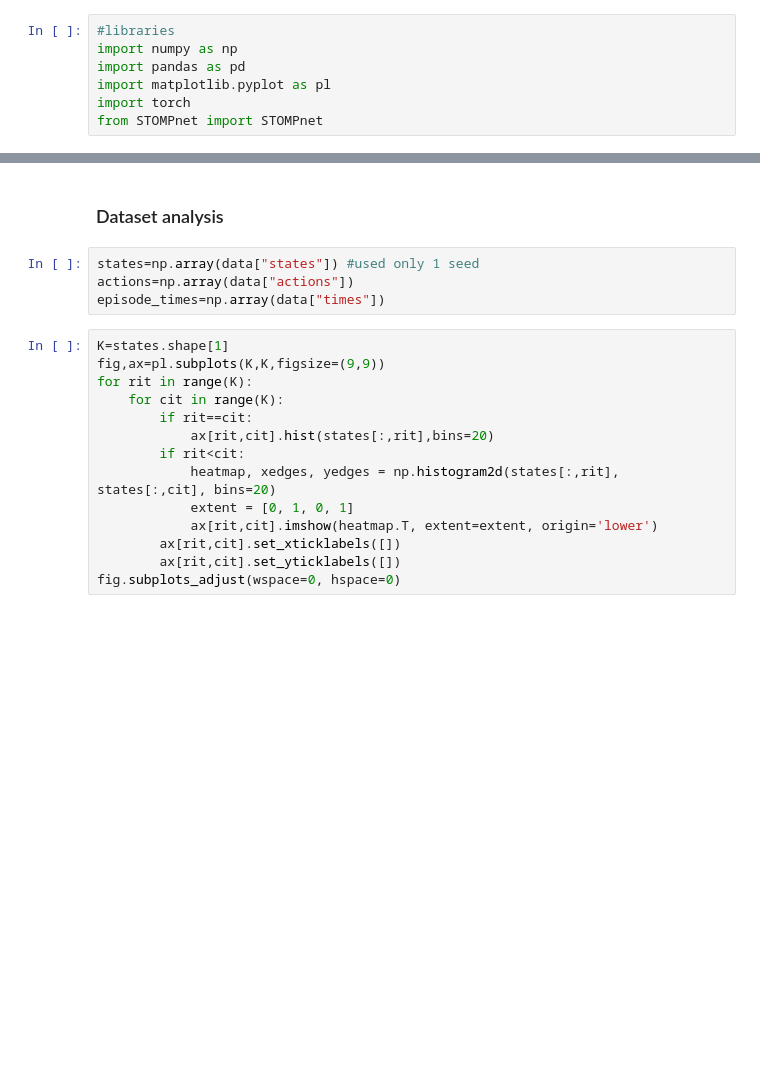
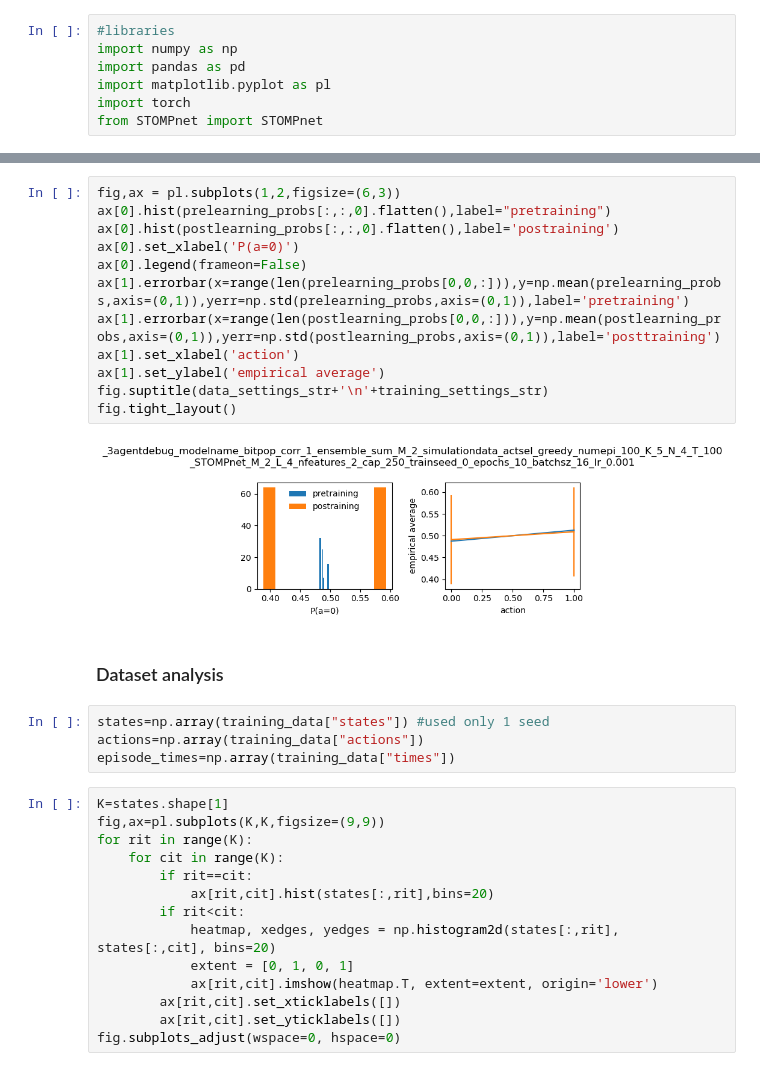
Before and after one commit to amimem/ToMM, a Jupyter notebook: trained_networks_analysis.ipynb, the cells around one changed output, grey strips where cells are left out. Saved outputs shown, nothing was run; the diff lists cells and outputs as text; blank space fills up the shorter version.

```diff
--- a/trained_networks_analysis.ipynb
+++ b/trained_networks_analysis.ipynb
@@ -66,9 +125,23 @@ data
+# %%
+fig,ax = pl.subplots(1,2,figsize=(6,3))
+ax[0].hist(prelearning_probs[:,:,0].flatten(),label="pretraining")
+ax[0].hist(postlearning_probs[:,:,0].flatten(),label='postraining')
+ax[0].set_xlabel('P(a=0)')
+ax[0].legend(frameon=False)
+ax[1].errorbar(x=range(len(prelearning_probs[0,0,:])),y=np.mean(prelearning_probs,axis=(0,1)),yerr=np.std(prelearning_probs,axis=(0,1)),label='pretraining')
+ax[1].errorbar(x=range(len(postlearning_probs[0,0,:])),y=np.mean(postlearning_probs,axis=(0,1)),yerr=np.std(postlearning_probs,axis=(0,1)),label='posttraining')
+ax[1].set_xlabel('action')
+ax[1].set_ylabel('empirical average')
+fig.suptitle(data_settings_str+'\n'+training_settings_str)
+fig.tight_layout()
+# %% [output]
+[figure, added]
 # %% [markdown]
 ### Dataset analysis
 # %%
-states=np.array(data["states"]) #used only 1 seed
-actions=np.array(data["actions"])
-episode_times=np.array(data["times"])
+states=np.array(training_data["states"]) #used only 1 seed
+actions=np.array(training_data["actions"])
+episode_times=np.array(training_data["times"])
 # %%
 K=states.shape[1]
 fig,ax=pl.subplots(K,K,figsize=(9,9))
```
Also changed, not shown: parts of 32 cells of this notebook, 1 other file.
